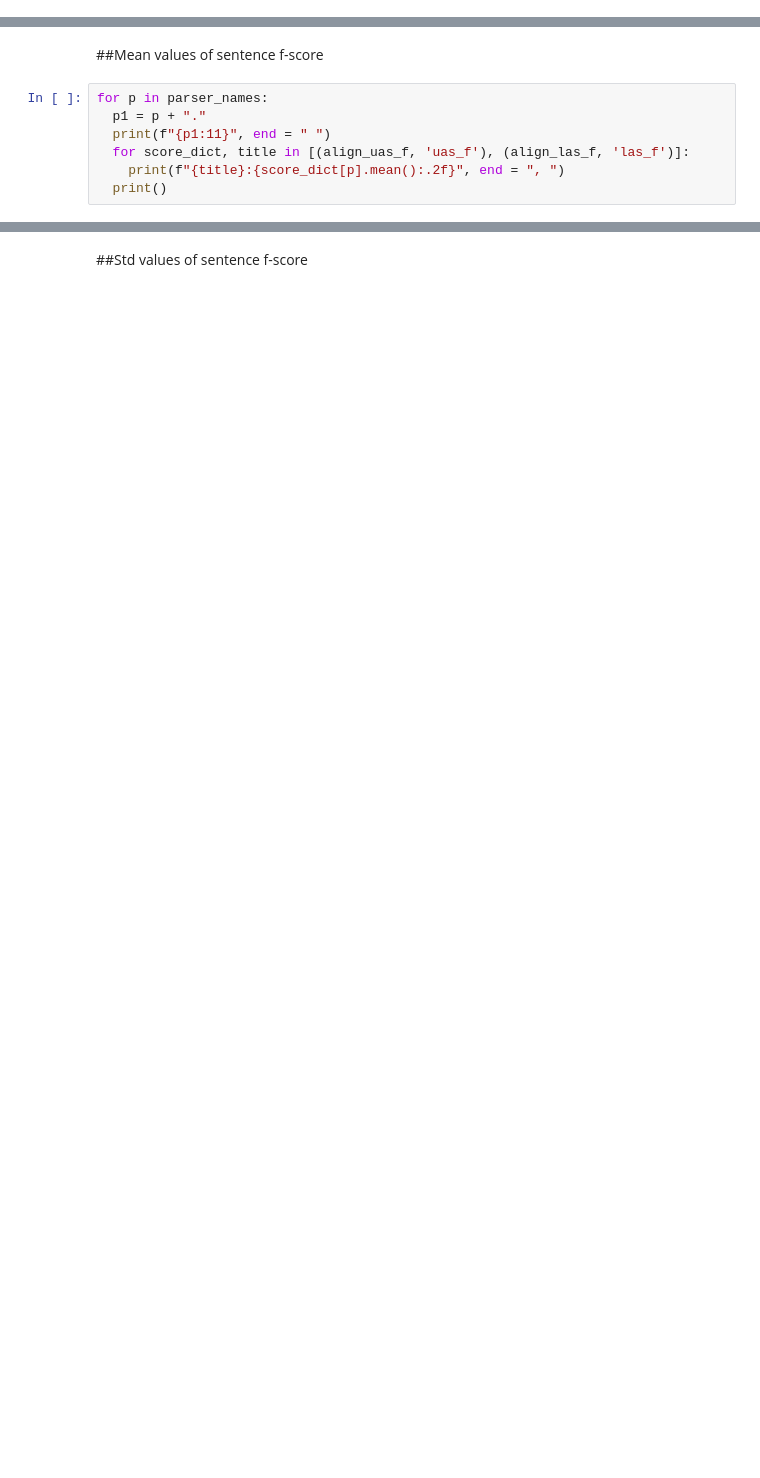
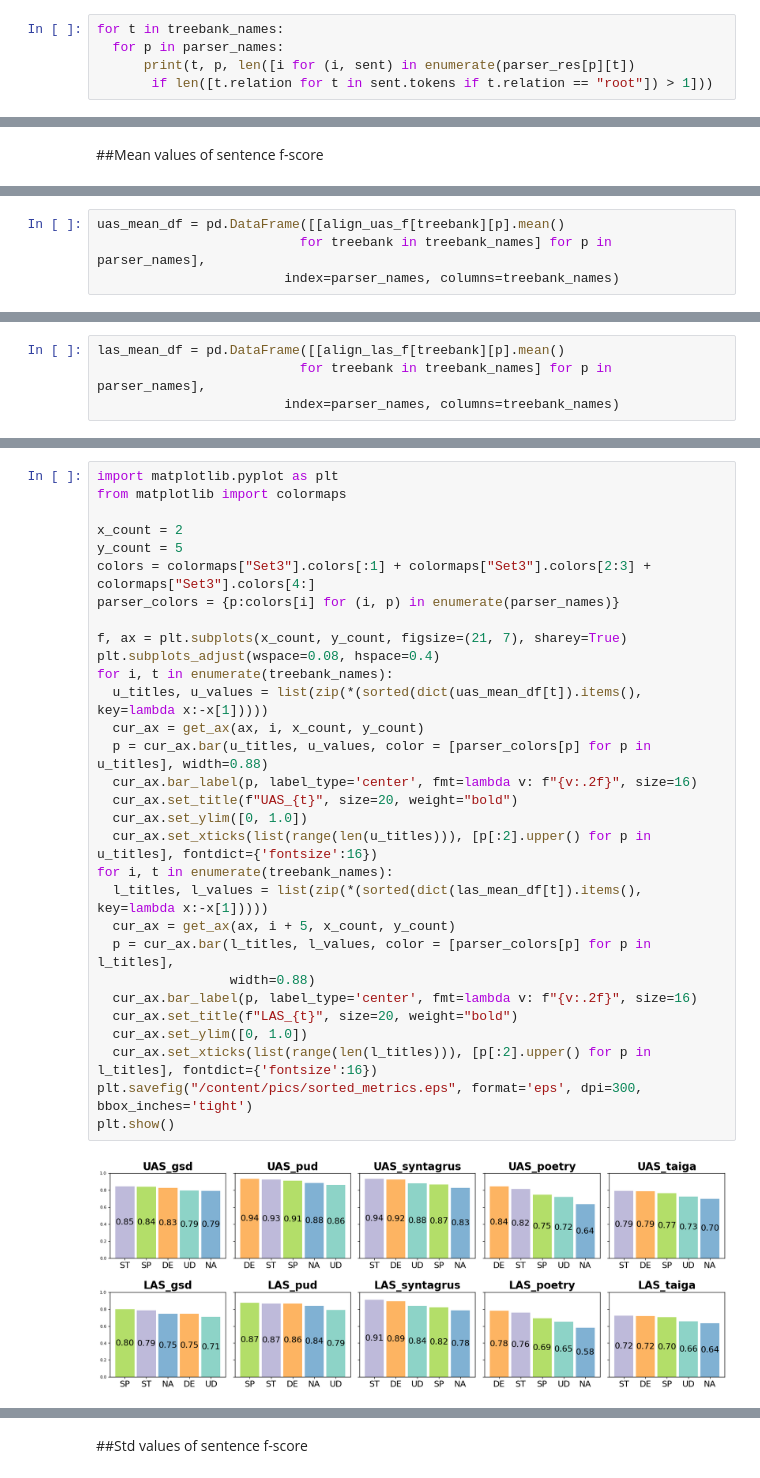
Before and after one commit to Derinhelm/parser_stat, a Jupyter notebook: Russian_parser_statistics.ipynb, the cells around one changed output, grey strips where cells are left out. Drawn from its saved outputs; the diff is of its cells as text; blank space fills up the shorter version.

```diff
--- a/Russian_parser_statistics.ipynb
+++ b/Russian_parser_statistics.ipynb
@@ -121,0 +88,5 @@ for p in parser_names:
+# %%
+for t in treebank_names:
+  for p in parser_names:
+      print(t, p, len([i for (i, sent) in enumerate(parser_res[p][t])
+       if len([t.relation for t in sent.tokens if t.relation == "root"]) > 1]))
@@ -296,9 +361,2 @@ spacy. uas_f:0.87, las_f:0.82,
 # %% [markdown]
 ##Mean values of sentence f-score
-# %%
-for p in parser_names:
-  p1 = p + "."
-  print(f"{p1:11}", end = " ")
-  for score_dict, title in [(align_uas_f, 'uas_f'), (align_las_f, 'las_f')]:
-    print(f"{title}:{score_dict[p].mean():.2f}", end = ", ")
-  print()
@@ -310,0 +369,4 @@ spacy.      uas_f:0.87, las_f:0.82,
+# %%
+uas_mean_df = pd.DataFrame([[align_uas_f[treebank][p].mean()
+                          for treebank in treebank_names] for p in parser_names],
+                        index=parser_names, columns=treebank_names)
@@ -310,0 +388,4 @@ spacy.      uas_f:0.87, las_f:0.82,
+# %%
+las_mean_df = pd.DataFrame([[align_las_f[treebank][p].mean()
+                          for treebank in treebank_names] for p in parser_names],
+                        index=parser_names, columns=treebank_names)
@@ -310,0 +401,32 @@ spacy.      uas_f:0.87, las_f:0.82,
+# %%
+import matplotlib.pyplot as plt
+from matplotlib import colormaps
+
+x_count = 2
+y_count = 5
+colors = colormaps["Set3"].colors[:1] + colormaps["Set3"].colors[2:3] + colormaps["Set3"].colors[4:]
+parser_colors = {p:colors[i] for (i, p) in enumerate(parser_names)}
+
+f, ax = plt.subplots(x_count, y_count, figsize=(21, 7), sharey=True)
+plt.subplots_adjust(wspace=0.08, hspace=0.4)
+for i, t in enumerate(treebank_names):
+  u_titles, u_values = list(zip(*(sorted(dict(uas_mean_df[t]).items(), key=lambda x:-x[1]))))
+  cur_ax = get_ax(ax, i, x_count, y_count)
+  p = cur_ax.bar(u_titles, u_values, color = [parser_colors[p] for p in u_titles], width=0.88)
+  cur_ax.bar_label(p, label_type='center', fmt=lambda v: f"{v:.2f}", size=16)
+  cur_ax.set_title(f"UAS_{t}", size=20, weight="bold")
+  cur_ax.set_ylim([0, 1.0])
+  cur_ax.set_xticks(list(range(len(u_titles))), [p[:2].upper() for p in u_titles], fontdict={'fontsize':16})
+for i, t in enumerate(treebank_names):
+  l_titles, l_values = list(zip(*(sorted(dict(las_mean_df[t]).items(), key=lambda x:-x[1]))))
+  cur_ax = get_ax(ax, i + 5, x_count, y_count)
+  p = cur_ax.bar(l_titles, l_values, color = [parser_colors[p] for p in l_titles],
+                 width=0.88)
+  cur_ax.bar_label(p, label_type='center', fmt=lambda v: f"{v:.2f}", size=16)
+  cur_ax.set_title(f"LAS_{t}", size=20, weight="bold")
+  cur_ax.set_ylim([0, 1.0])
+  cur_ax.set_xticks(list(range(len(l_titles))), [p[:2].upper() for p in l_titles], fontdict={'fontsize':16})
+plt.savefig("/content/pics/sorted_metrics.eps", format='eps', dpi=300, bbox_inches='tight')
+plt.show()
+# %% [output]
+[figure, added]
```
Also changed, not shown: parts of 135 cells of this notebook.
